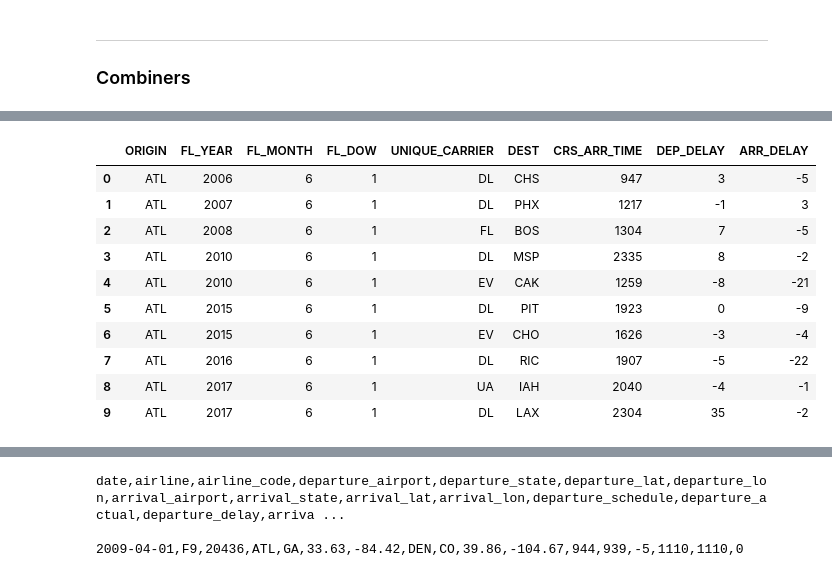
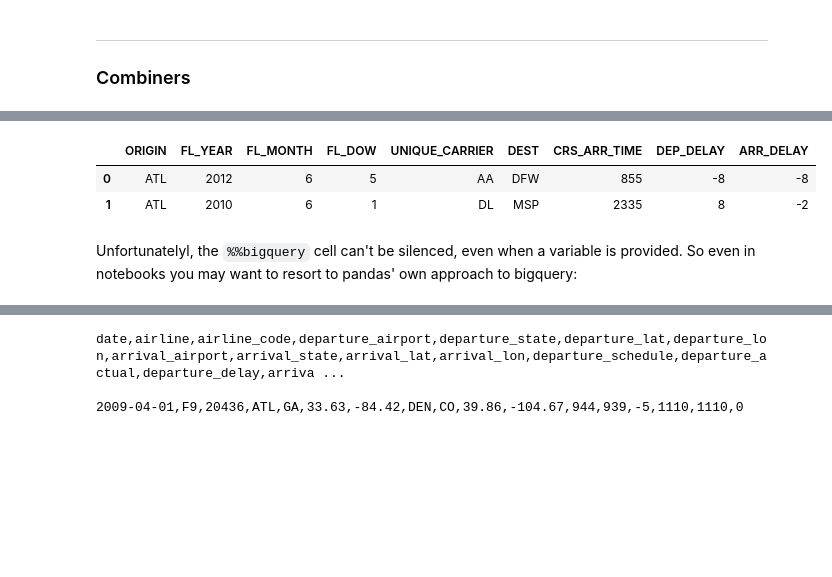
Before and after one commit to Project-Ellie/tutorials, a Jupyter notebook: kovalevskyi/Apache_Beam.ipynb, the cells around one changed output, grey strips where cells are left out. Drawn from its saved outputs; the diff is of its cells as text; code cells hidden in the pictures; blank space fills up the shorter version.

````diff
--- a/kovalevskyi/Apache_Beam.ipynb
+++ b/kovalevskyi/Apache_Beam.ipynb
@@ -136,17 +165,11 @@ where
-# %%
-blabla[:10]
-# %% [output]
-|  | ORIGIN | FL_YEAR | FL_MONTH | FL_DOW | UNIQUE_CARRIER | DEST | CRS_ARR_TIME | DEP_DELAY | ARR_DELAY |
-| 0 | ATL | 2006 | 6 | 1 | DL | CHS | 947 | 3 | -5 |
-| 1 | ATL | 2007 | 6 | 1 | DL | PHX | 1217 | -1 | 3 |
-| 2 | ATL | 2008 | 6 | 1 | FL | BOS | 1304 | 7 | -5 |
-| 3 | ATL | 2010 | 6 | 1 | DL | MSP | 2335 | 8 | -2 |
-| 4 | ATL | 2010 | 6 | 1 | EV | CAK | 1259 | -8 | -21 |
-| 5 | ATL | 2015 | 6 | 1 | DL | PIT | 1923 | 0 | -9 |
-| 6 | ATL | 2015 | 6 | 1 | EV | CHO | 1626 | -3 | -4 |
-| 7 | ATL | 2016 | 6 | 1 | DL | RIC | 1907 | -5 | -22 |
-| 8 | ATL | 2017 | 6 | 1 | UA | IAH | 2040 | -4 | -1 |
-| 9 | ATL | 2017 | 6 | 1 | DL | LAX | 2304 | 35 | -2 |
+# %%
+df_result[:2]
+# %% [output]
+|  | ORIGIN | FL_YEAR | FL_MONTH | FL_DOW | UNIQUE_CARRIER | DEST | CRS_ARR_TIME | DEP_DELAY | ARR_DELAY |
+| 0 | ATL | 2012 | 6 | 5 | AA | DFW | 855 | -8 | -8 |
+| 1 | ATL | 2010 | 6 | 1 | DL | MSP | 2335 | 8 | -2 |
+# %% [markdown]
+Unfortunatelyl, the ```%%bigquery``` cell can't be silenced, even when a variable is provided. So even in notebooks you may want to resort to pandas' own approach to bigquery:
 # %%
 query="""
 SELECT
````
Also changed, not shown: parts of 25 cells of this notebook, 11 other files.
